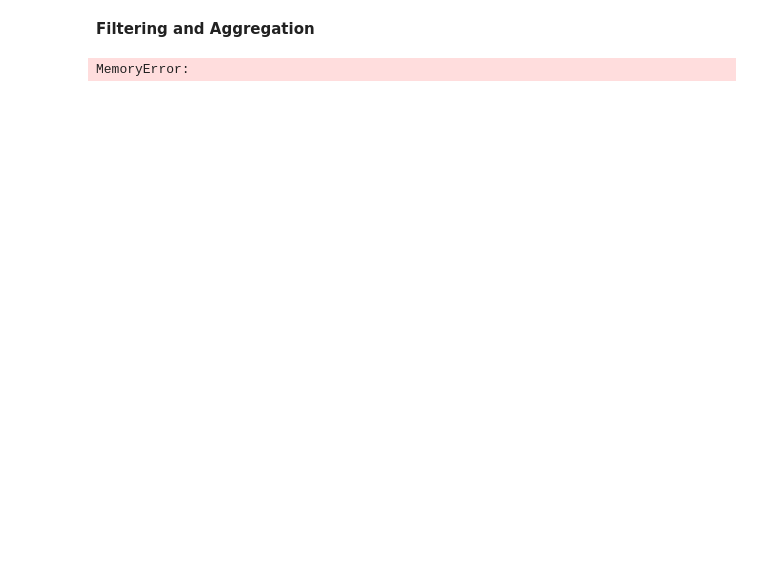
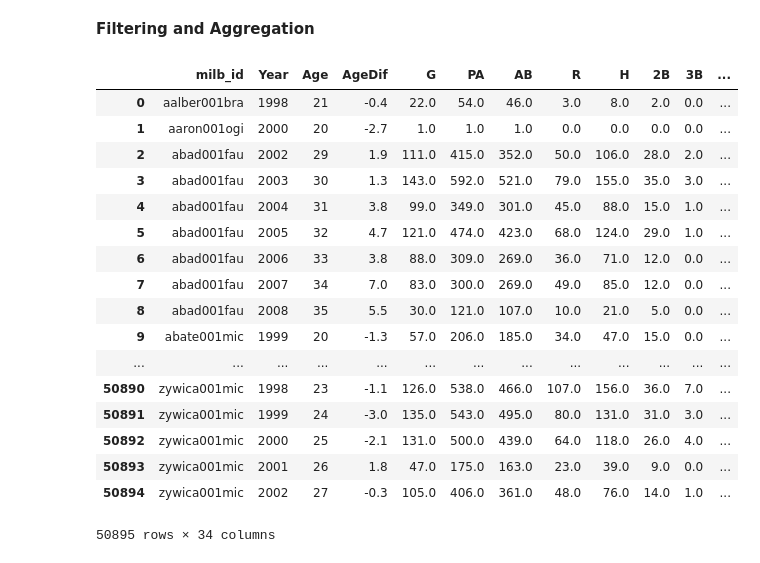
Before and after one commit to leem99/mcnulty, a Jupyter notebook: explorer_milb_batter_data.ipynb, the cells around one changed output. Drawn from its saved outputs; the diff is of its cells as text; code cells hidden in the pictures; blank space fills up the shorter version.

Commit message:
filtered and aggregated player season stats to annual resolutions.

```diff
--- a/explorer_milb_batter_data.ipynb
+++ b/explorer_milb_batter_data.ipynb
@@ -74,4 +150,42 @@ mlb_debuts = majors_df.groupby('milb_id').min()
-# %%
-batter_seasons_filt = batter_seasons.merge(mlb_debuts, how = 'outer')
-# %% [output]
-MemoryError:
+# %%
+# Remove Players Who had their first season before 1990.
+batter_seasons_filt = add_season_number(batter_seasons_filt)
+batter_seasons_filt = batter_seasons_filt[
+    batter_seasons_filt['FirstYear'] > 1990]
+# %%
+# Remove Seasons that occured after player made the majors
+majors_df = batter_seasons_filt[
+    batter_seasons_filt.Lev == 'MLB'][['milb_id','Year']]
+
+mlb_debuts = majors_df.groupby('milb_id').min().reset_index()
+mlb_debuts.rename(columns={'Year':'SuccessYear'},inplace=True)
+
+batter_seasons_filt = batter_seasons_filt.merge(
+    mlb_debuts, how = 'left',on= 'milb_id')
+
+batter_seasons_filt = batter_seasons_filt[
+    (batter_seasons_filt['SuccessYear'] < batter_seasons_filt['Year']) |
+    pd.isnull(batter_seasons_filt['SuccessYear'])]
+# %%
+batter_seasons_total = make_season_stats(batter_seasons_filt)
+# %%
+batter_seasons_total
+# %% [output]
+|  | milb_id | Year | Age | AgeDif | G | PA | AB | R | H | 2B | 3B | ... |
+| 0 | aalber001bra | 1998 | 21 | -0.4 | 22.0 | 54.0 | 46.0 | 3.0 | 8.0 | 2.0 | 0.0 | ... |
+| 1 | aaron001ogi | 2000 | 20 | -2.7 | 1.0 | 1.0 | 1.0 | 0.0 | 0.0 | 0.0 | 0.0 | ... |
+| 2 | abad001fau | 2002 | 29 | 1.9 | 111.0 | 415.0 | 352.0 | 50.0 | 106.0 | 28.0 | 2.0 | ... |
+| 3 | abad001fau | 2003 | 30 | 1.3 | 143.0 | 592.0 | 521.0 | 79.0 | 155.0 | 35.0 | 3.0 | ... |
+| 4 | abad001fau | 2004 | 31 | 3.8 | 99.0 | 349.0 | 301.0 | 45.0 | 88.0 | 15.0 | 1.0 | ... |
+| 5 | abad001fau | 2005 | 32 | 4.7 | 121.0 | 474.0 | 423.0 | 68.0 | 124.0 | 29.0 | 1.0 | ... |
+| 6 | abad001fau | 2006 | 33 | 3.8 | 88.0 | 309.0 | 269.0 | 36.0 | 71.0 | 12.0 | 0.0 | ... |
+| 7 | abad001fau | 2007 | 34 | 7.0 | 83.0 | 300.0 | 269.0 | 49.0 | 85.0 | 12.0 | 0.0 | ... |
+| 8 | abad001fau | 2008 | 35 | 5.5 | 30.0 | 121.0 | 107.0 | 10.0 | 21.0 | 5.0 | 0.0 | ... |
+| 9 | abate001mic | 1999 | 20 | -1.3 | 57.0 | 206.0 | 185.0 | 34.0 | 47.0 | 15.0 | 0.0 | ... |
+| ... | ... | ... | ... | ... | ... | ... | ... | ... | ... | ... | ... | ... |
+| 50890 | zywica001mic | 1998 | 23 | -1.1 | 126.0 | 538.0 | 466.0 | 107.0 | 156.0 | 36.0 | 7.0 | ... |
+| 50891 | zywica001mic | 1999 | 24 | -3.0 | 135.0 | 543.0 | 495.0 | 80.0 | 131.0 | 31.0 | 3.0 | ... |
+| 50892 | zywica001mic | 2000 | 25 | -2.1 | 131.0 | 500.0 | 439.0 | 64.0 | 118.0 | 26.0 | 4.0 | ... |
+| 50893 | zywica001mic | 2001 | 26 | 1.8 | 47.0 | 175.0 | 163.0 | 23.0 | 39.0 | 9.0 | 0.0 | ... |
+| 50894 | zywica001mic | 2002 | 27 | -0.3 | 105.0 | 406.0 | 361.0 | 48.0 | 76.0 | 14.0 | 1.0 | ... |
+50895 rows × 34 columns
```
Also changed, not shown: parts of 13 cells of this notebook.
